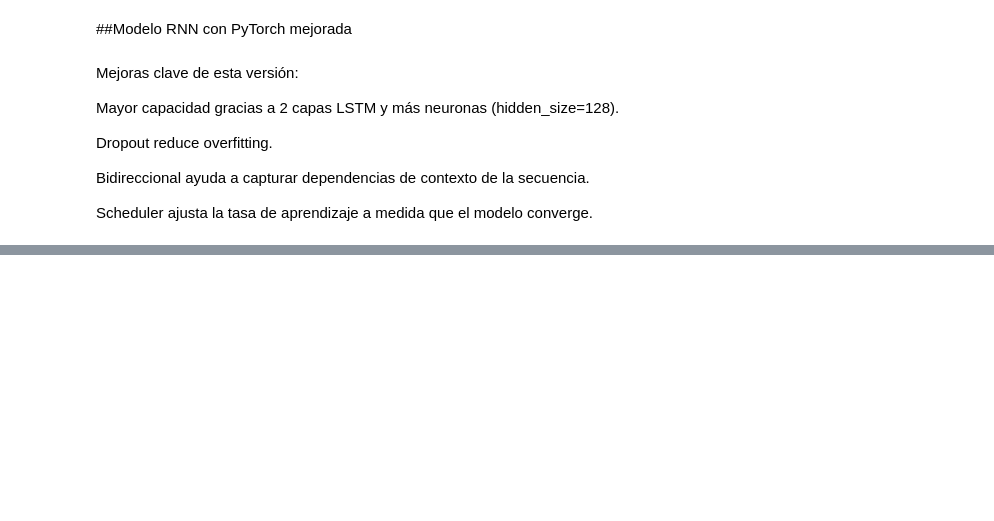
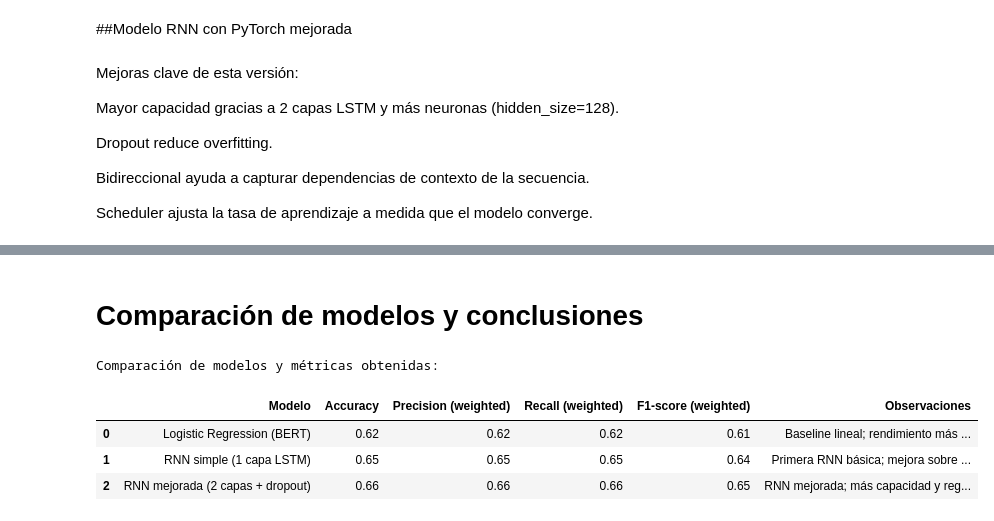
Before and after one commit to Daniela101112/Coderhouse_DS3, a Jupyter notebook: News_Category_Dito_DS3.ipynb, the cells around one changed output, grey strips where cells are left out. Saved outputs shown, nothing was run; the diff lists cells and outputs as text; code cells hidden in the pictures; blank space fills up the shorter version.

Commit message:
conclusion

```diff
--- a/News_Category_Dito_DS3.ipynb
+++ b/News_Category_Dito_DS3.ipynb
@@ -1526,0 +1552,62 @@ print(classification_report(y_true_rnn_mejorada, y_pred_rnn_mejorada))
+# %% [markdown]
+# Comparación de modelos y conclusiones
+# %%
+from sklearn.metrics import accuracy_score, precision_score, recall_score, f1_score
+
+# Función para calcular métricas weighted
+def get_metrics(y_true, y_pred):
+    return {
+        "Accuracy": accuracy_score(y_true, y_pred),
+        "Precision (weighted)": precision_score(y_true, y_pred, average="weighted"),
+        "Recall (weighted)": recall_score(y_true, y_pred, average="weighted"),
+        "F1-score (weighted)": f1_score(y_true, y_pred, average="weighted")
+    }
+
+# Calculamos métricas de cada modelo
+metrics_logreg = get_metrics(y_test_hf, y_pred_hf)
+metrics_rnn_simple = get_metrics(y_true_rnn_simple, y_pred_rnn_simple)
+metrics_rnn_mejorada = get_metrics(y_true_rnn_mejorada, y_pred_rnn_mejorada)
+
+# Creamos el DataFrame comparativo y redondeamos a 2 decimales
+df_comparacion = pd.DataFrame({
+    "Modelo": [
+        "Logistic Regression (BERT)",
+        "RNN simple (1 capa LSTM)",
+        "RNN mejorada (2 capas + dropout)"
+    ],
+    "Accuracy": [
+        round(metrics_logreg["Accuracy"], 2),
+        round(metrics_rnn_simple["Accuracy"], 2),
+        round(metrics_rnn_mejorada["Accuracy"], 2)
+    ],
+    "Precision (weighted)": [
+        round(metrics_logreg["Precision (weighted)"], 2),
+        round(metrics_rnn_simple["Precision (weighted)"], 2),
+        round(metrics_rnn_mejorada["Precision (weighted)"], 2)
+    ],
+    "Recall (weighted)": [
+        round(metrics_logreg["Recall (weighted)"], 2),
+        round(metrics_rnn_simple["Recall (weighted)"], 2),
+        round(metrics_rnn_mejorada["Recall (weighted)"], 2)
+    ],
+    "F1-score (weighted)": [
+        round(metrics_logreg["F1-score (weighted)"], 2),
+        round(metrics_rnn_simple["F1-score (weighted)"], 2),
+        round(metrics_rnn_mejorada["F1-score (weighted)"], 2)
+    ],
+    "Observaciones": [
+        "Baseline lineal; rendimiento más bajo",
+        "Primera RNN básica; mejora sobre baseline",
+        "RNN mejorada; más capacidad y regularización, ligera mejora"
+    ]
+})
+
+# Mostramos el cuadro comparativo
+print("Comparación de modelos y métricas obtenidas:\n")
+display(df_comparacion)
+# %% [output]
+Comparación de modelos y métricas obtenidas:
+|  | Modelo | Accuracy | Precision (weighted) | Recall (weighted) | F1-score (weighted) | Observaciones |
+| 0 | Logistic Regression (BERT) | 0.62 | 0.62 | 0.62 | 0.61 | Baseline lineal; rendimiento más ... |
+| 1 | RNN simple (1 capa LSTM) | 0.65 | 0.65 | 0.65 | 0.64 | Primera RNN básica; mejora sobre ... |
+| 2 | RNN mejorada (2 capas + dropout) | 0.66 | 0.66 | 0.66 | 0.65 | RNN mejorada; más capacidad y reg... |
```
Also changed, not shown: parts of 4 cells of this notebook.
